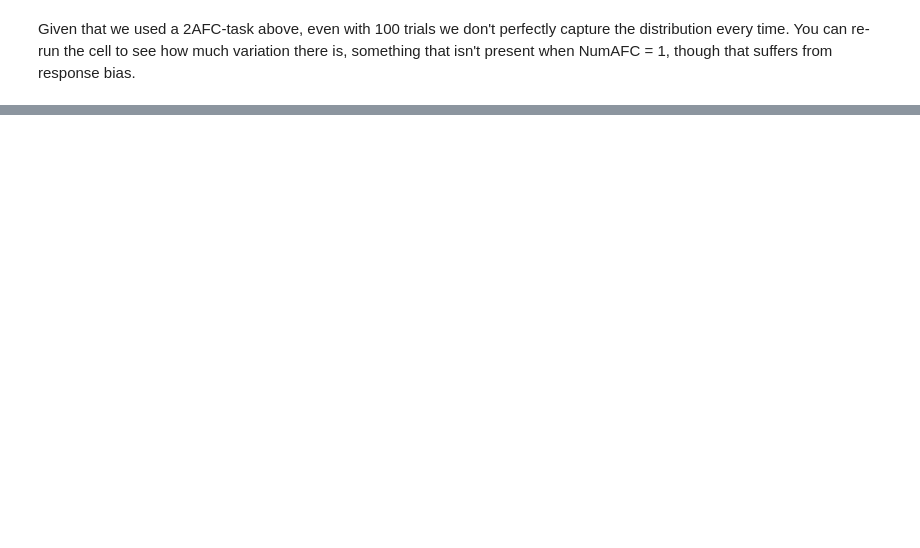
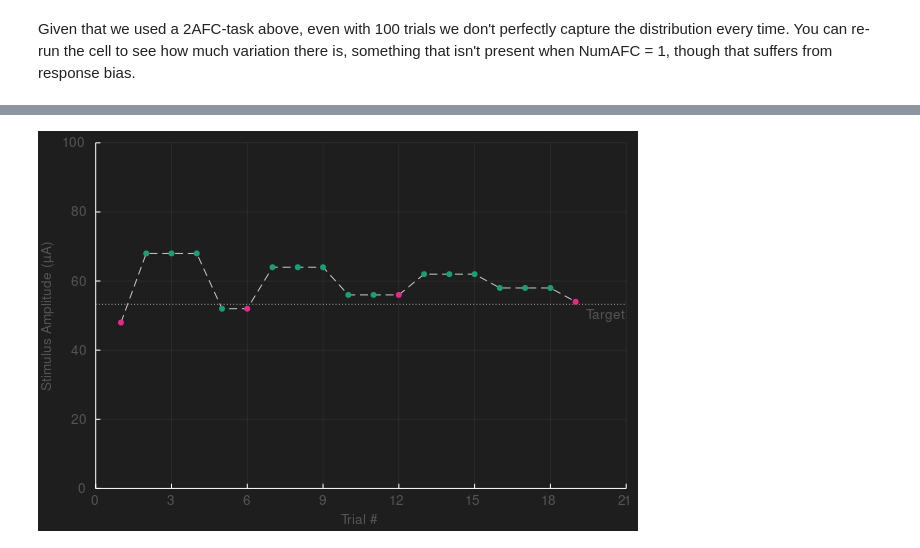
Before and after one commit to CMGreenspon/BCIDetectionThresholdSimulations, a Jupyter notebook: DetectionThresholdNotebook.ipynb, the cells around one changed output, grey strips where cells are left out. Drawn from its saved outputs; the diff is of its cells as text; code cells hidden in the pictures; blank space fills up the shorter version.

Commit message:
Add method of constants optimization section & bugfix for GetTransformedStaircaseTarget

```diff
--- a/DetectionThresholdNotebook.ipynb
+++ b/DetectionThresholdNotebook.ipynb
@@ -76,0 +84,28 @@ Given that we used a 2AFC-task above, even with 100 trials we don't perfectly ca
+# %%
+criterion = [3,1]
+num_afc = 2;
+target_p = GetTransformedStaircaseTarget(2, criterion)
+target_amplitude = quantile(Normal(detection_threshold, sigma), target_p)
+# Single staircase simulation
+amplitude_history, detection_history, reversion_history, estimated_thresholds, stop_point =
+ TransformedStaircaseSimulation(valid_stims,  pDetected, Criterion = criterion,
+  MaxReversions = 7, NumPerms = 1, NumAFC = num_afc)
+term_idx = findfirst(isnan.(amplitude_history))[1]
+correct_idx = findall(vec(detection_history[1:term_idx]) .== 1)
+incorrect_idx = findall(vec(detection_history[1:term_idx]) .== 0)
+
+# Make the plot
+StaircaseExamplePlot = plot(xlabel = "Trial #", ylabel = "Stimulus Amplitude (μA)", xlim=(0, term_idx+1), ylim=(0,100))
+# Show target/convergence point
+plot!(StaircaseExamplePlot, [0,term_idx+1], [target_amplitude, target_amplitude], color="rgb(200,200,200)", linestyle=:dot)
+annotate!(StaircaseExamplePlot, term_idx+1, target_amplitude-1, "Target",
+ annotationhalign=:right, annotationvalign=:top, annotationcolor="rgb(200,200,200)")
+# Show trial history
+plot!(StaircaseExamplePlot, 1:term_idx, amplitude_history[1:term_idx], color="rgb(200,200,200)", linestyle=:dash)
+scatter!(StaircaseExamplePlot, correct_idx, amplitude_history[correct_idx], markercolor=ColorSchemes.Dark2_3[1],
+ markerstrokecolor=ColorSchemes.Dark2_3[1])
+scatter!(StaircaseExamplePlot, incorrect_idx, amplitude_history[incorrect_idx], markercolor=ColorSchemes.Dark2_4[4],
+markerstrokecolor=ColorSchemes.Dark2_4[4])
+display(StaircaseExamplePlot)
+# %% [output]
+[figure, added]
```
Also changed, not shown: parts of 3 cells of this notebook, 2 other files.
